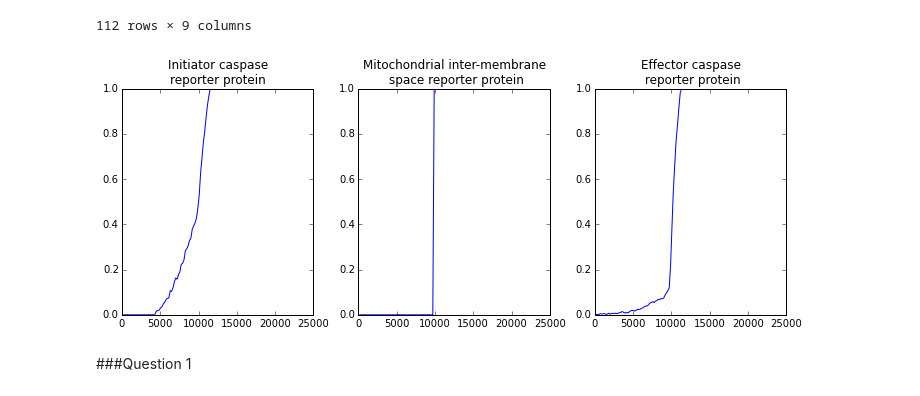
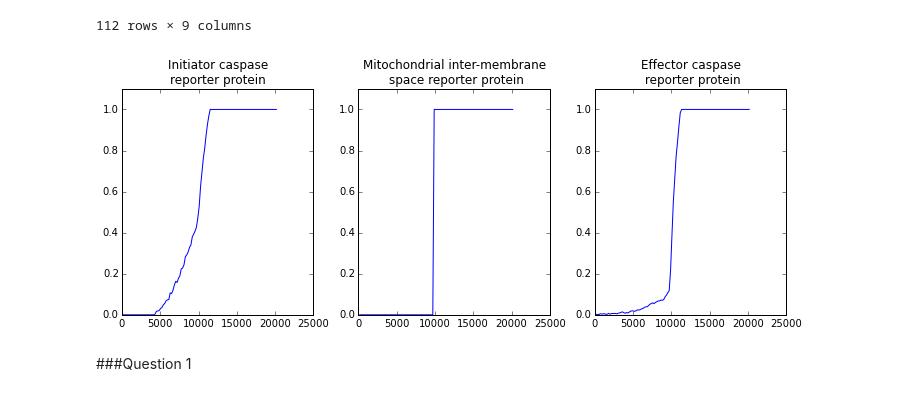
Before and after one commit to ortega2247/qsb, a Jupyter notebook: qsb.ipynb, the cells around one changed output. Saved outputs shown, nothing was run; the diff lists cells and outputs as text; code cells hidden in the pictures.

```diff
--- a/qsb.ipynb
+++ b/qsb.ipynb
@@ -57,19 +59,23 @@ raw_data
 # %%
 fig = plt.figure(figsize=(10,4))
 
 ic_ax = fig.add_subplot(131)
 ic_ax.plot(time,IC_RP)
+ic_ax.set_ylim((0,1.1))
 ic_ax.set_title("Initiator caspase \nreporter protein")
 
 ims_ax = fig.add_subplot(132)
 ims_ax.plot(time,IMS_RP)
+ims_ax.set_ylim((0,1.1))
 ims_ax.set_title("Mitochondrial inter-membrane\n space reporter protein")
+
 ec_ax = fig.add_subplot(133)
 ec_ax.plot(time,EC_RP)
+ec_ax.set_ylim((0,1.1))
 ec_ax.set_title("Effector caspase\n reporter protein")
 fig.tight_layout()
 # %% [output]
-[figure, old version]
+[figure, new version]
 # %% [markdown]
 ###Question 1
 # %% [markdown]
```
Also changed, not shown: parts of 16 cells of this notebook.
